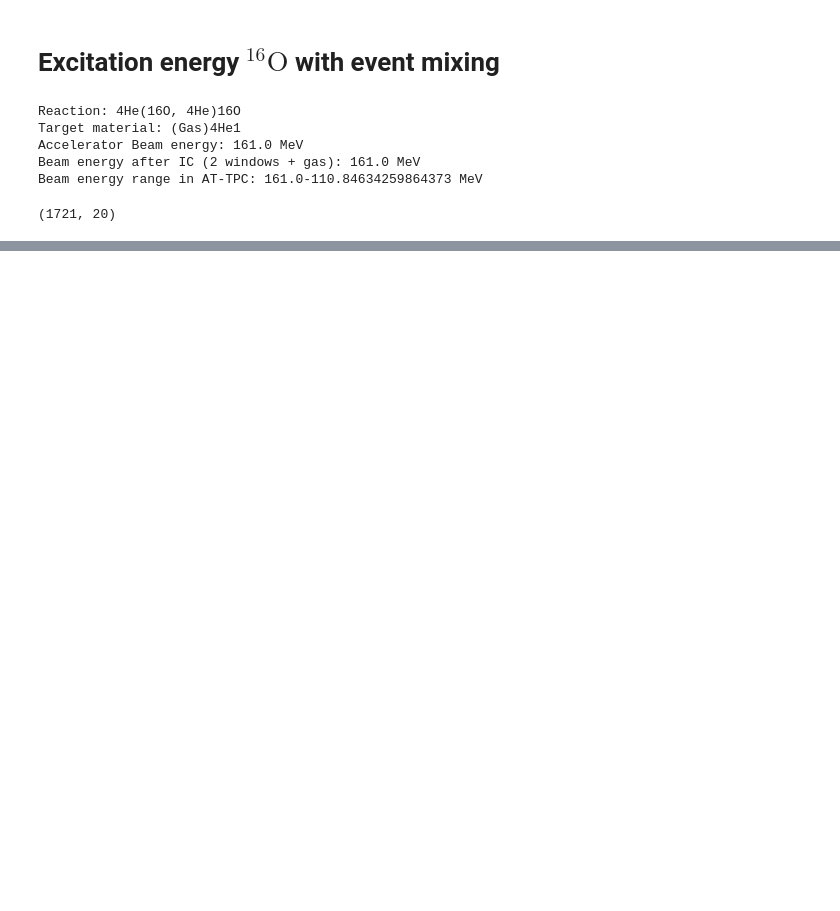
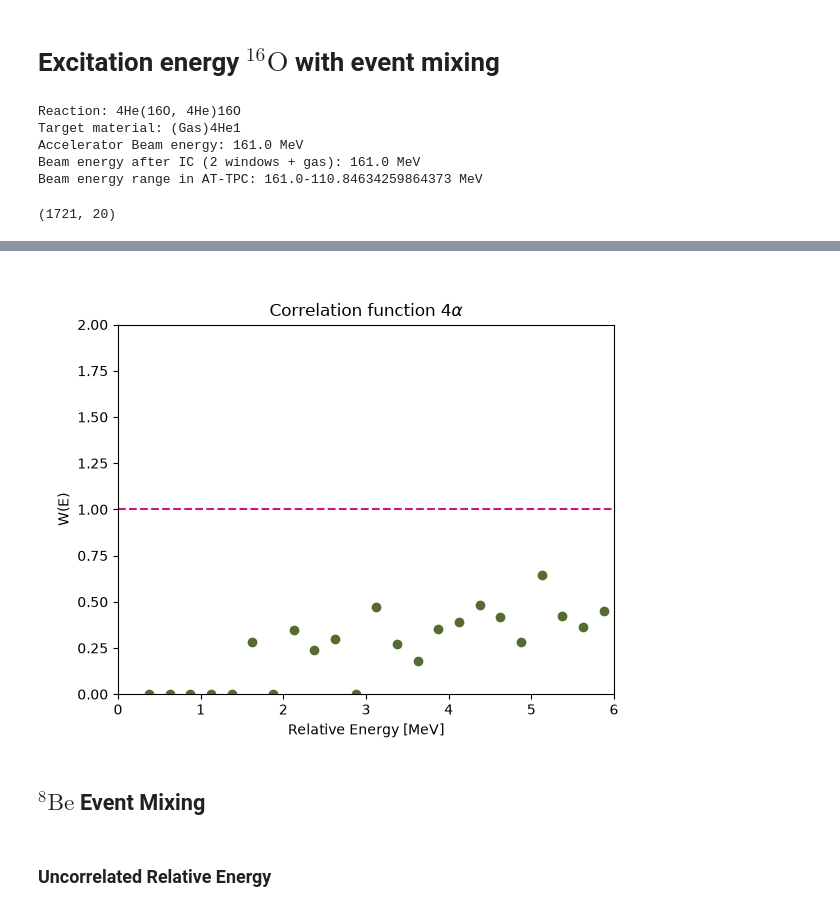
Before and after one commit to singhp99/spyral_notebooks, a Jupyter notebook: event_mixing.ipynb, the cells around one changed output, grey strips where cells are left out. Drawn from its saved outputs; the diff is of its cells as text; code cells hidden in the pictures; blank space fills up the shorter version.

```diff
--- a/event_mixing.ipynb
+++ b/event_mixing.ipynb
@@ -274,0 +389,33 @@ plt.show()
+# %%
+fig, ax = plt.subplots(1,1)
+energy = (hist_corr.bins[:-1] + hist_corr.bins[1:]) / 2
+
+ax.scatter(energy,hist_corr.counts/(hist_uncorr.counts*ratio_max), color="darkolivegreen", label=r"$^{12}$C + $\alpha$ (subtracted)")
+errors = np.sqrt(hist_corr.counts)/np.sqrt(hist_uncorr.counts)
+# ax.errorbar(
+#     x=energy,
+#     y=hist_corr.counts/(hist_uncorr.counts*ratio_max),
+#     yerr=errors,
+#     fmt='o',       # 'none' hides data markers, keeping only error bars
+#     ecolor='black',    # Color of the error bars
+#     elinewidth=1.5,   # Line thickness
+#     capsize=3         # Add small horizontal caps to the top/bottom of bars
+# )
+ax.axhline(y=1, linestyle="--", color="mediumvioletred", label="x=7.65")
+# print(hist_corr.counts*ratio_counts/hist_uncorr.counts)
+# print(energy)
+ax.set_xlabel("Relative Energy [MeV]")
+ax.set_ylabel("W(E)")
+# plt.legend()
+plt.title(r"Correlation function $4\alpha$")
+plt.xlim(0,6)
+plt.ylim(0,2)
+# fig.set_figwidth(8.0)
+# fig.set_figheight(6.0)
+plt.show()
+# %% [output]
+[figure, added]
+# %% [markdown]
+## $^{8}\text{Be}$ Event Mixing
+# %% [markdown]
+### Uncorrelated Relative Energy
```
Also changed, not shown: parts of 23 cells of this notebook.
